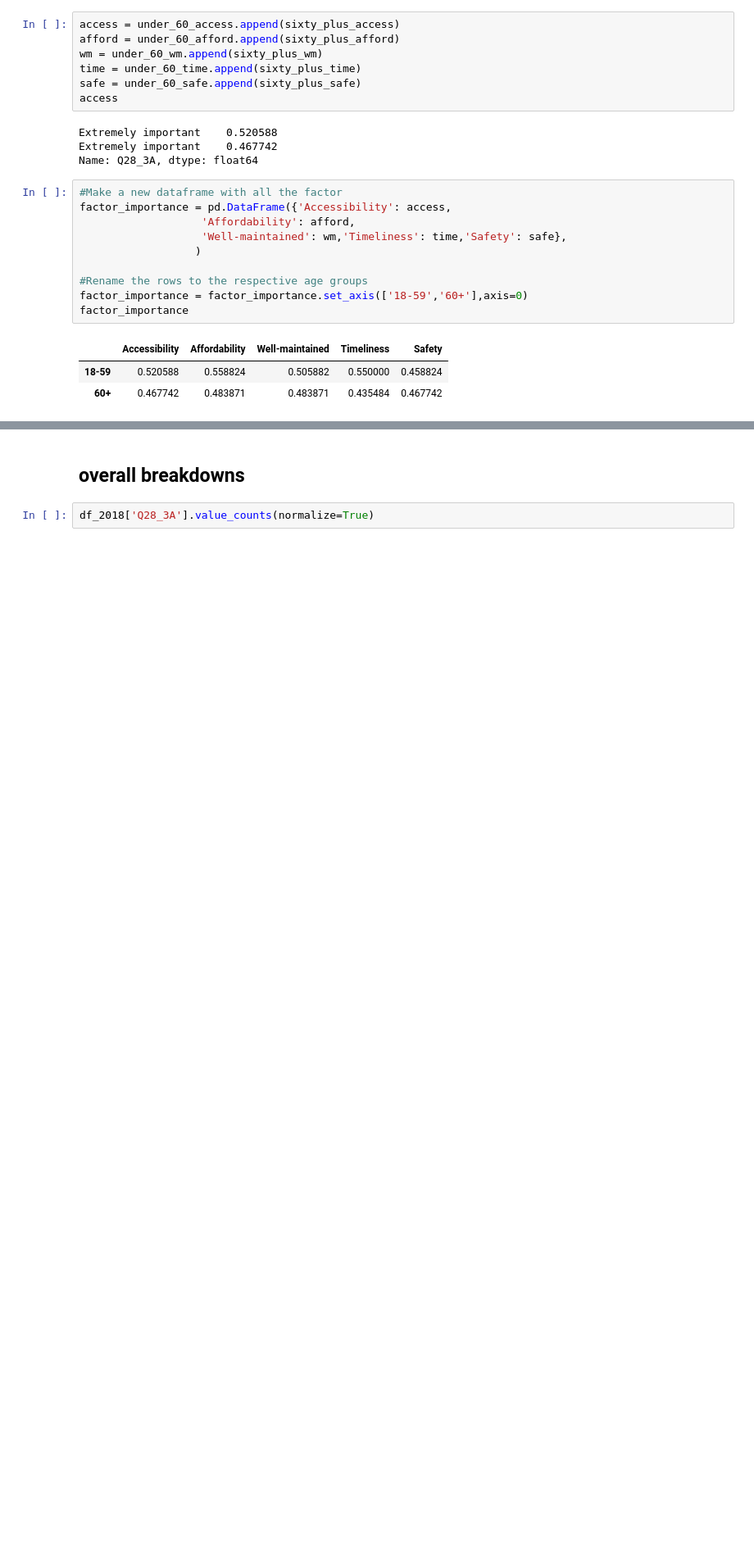
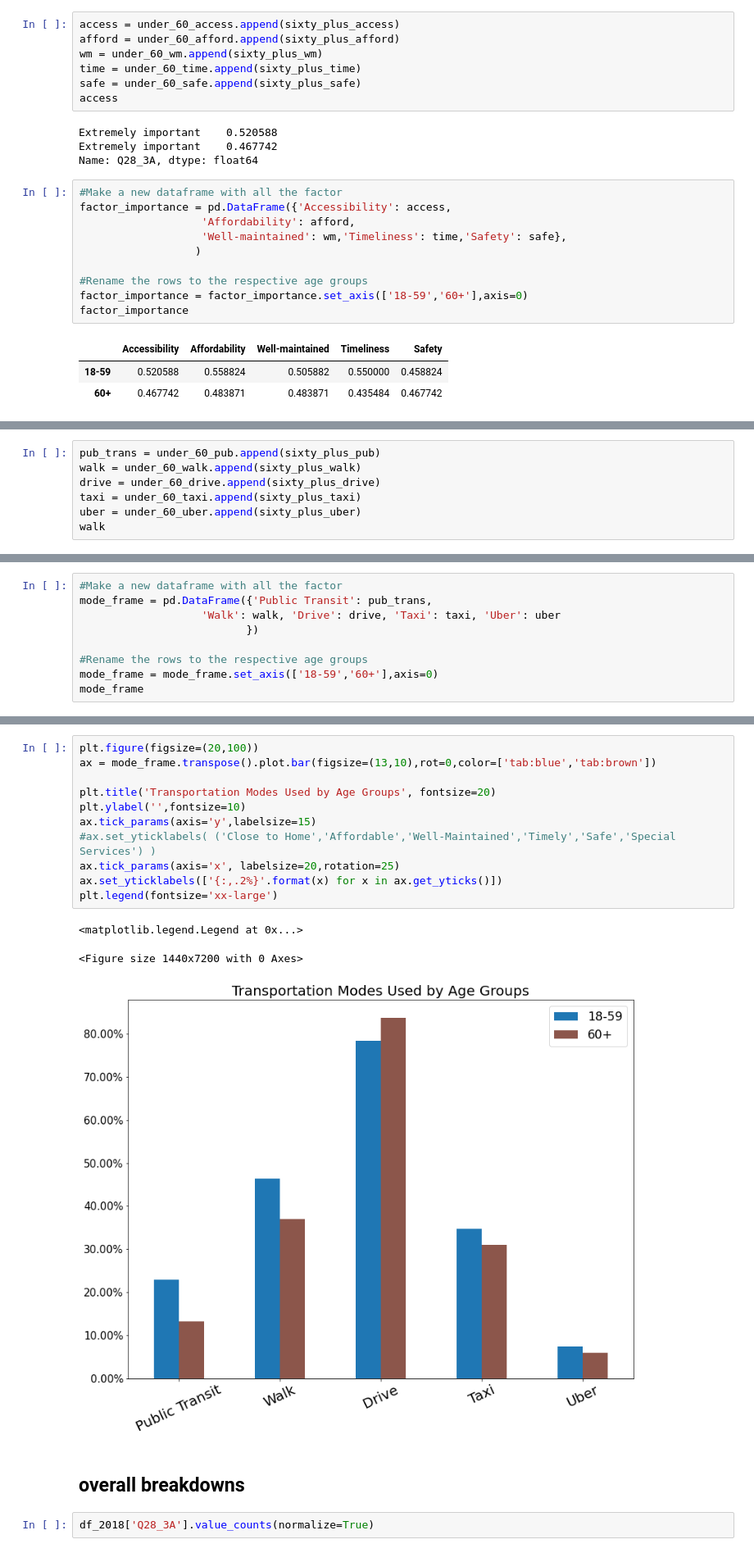
Before and after one commit to matthewasloan95/social-isolation-transportation, a Jupyter notebook: Cleaning-and-EDA.ipynb, the cells around one changed output, grey strips where cells are left out. Shown at 82% size. Cells and saved outputs as stored; diff of their text form; blank space fills up the shorter version.

```diff
--- a/Cleaning-and-EDA.ipynb
+++ b/Cleaning-and-EDA.ipynb
@@ -270,0 +312,7 @@ factor_importance
+# %%
+pub_trans = under_60_pub.append(sixty_plus_pub)
+walk = under_60_walk.append(sixty_plus_walk)
+drive = under_60_drive.append(sixty_plus_drive)
+taxi = under_60_taxi.append(sixty_plus_taxi)
+uber = under_60_uber.append(sixty_plus_uber)
+walk
@@ -270,0 +329,9 @@ factor_importance
+# %%
+#Make a new dataframe with all the factor
+mode_frame = pd.DataFrame({'Public Transit': pub_trans,
+                   'Walk': walk, 'Drive': drive, 'Taxi': taxi, 'Uber': uber
+                          })
+
+#Rename the rows to the respective age groups
+mode_frame = mode_frame.set_axis(['18-59','60+'],axis=0)
+mode_frame
@@ -271,3 +342,18 @@ factor_importance
+# %%
+plt.figure(figsize=(20,100))
+ax = mode_frame.transpose().plot.bar(figsize=(13,10),rot=0,color=['tab:blue','tab:brown'])
+
+plt.title('Transportation Modes Used by Age Groups', fontsize=20)
+plt.ylabel('',fontsize=10)
+ax.tick_params(axis='y',labelsize=15)
+#ax.set_yticklabels( ('Close to Home','Affordable','Well-Maintained','Timely','Safe','Special Services') )
+ax.tick_params(axis='x', labelsize=20,rotation=25)
+ax.set_yticklabels(['{:,.2%}'.format(x) for x in ax.get_yticks()])
+plt.legend(fontsize='xx-large')
+# %% [output]
+<matplotlib.legend.Legend at 0x...>
+<Figure size 1440x7200 with 0 Axes>
+[figure, added]
 # %% [markdown]
 ## overall breakdowns
 # %%
```
Also changed, not shown: parts of 49 cells of this notebook.
